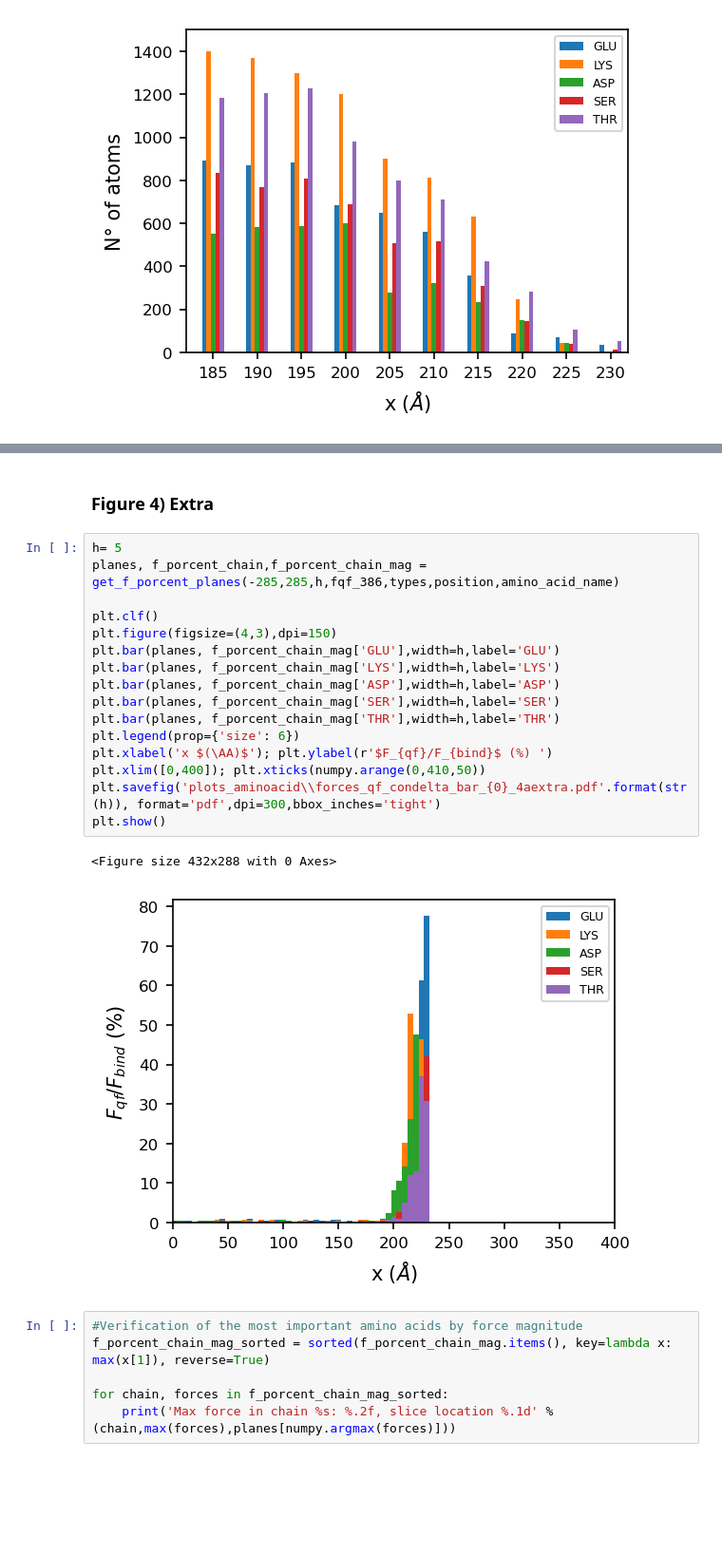
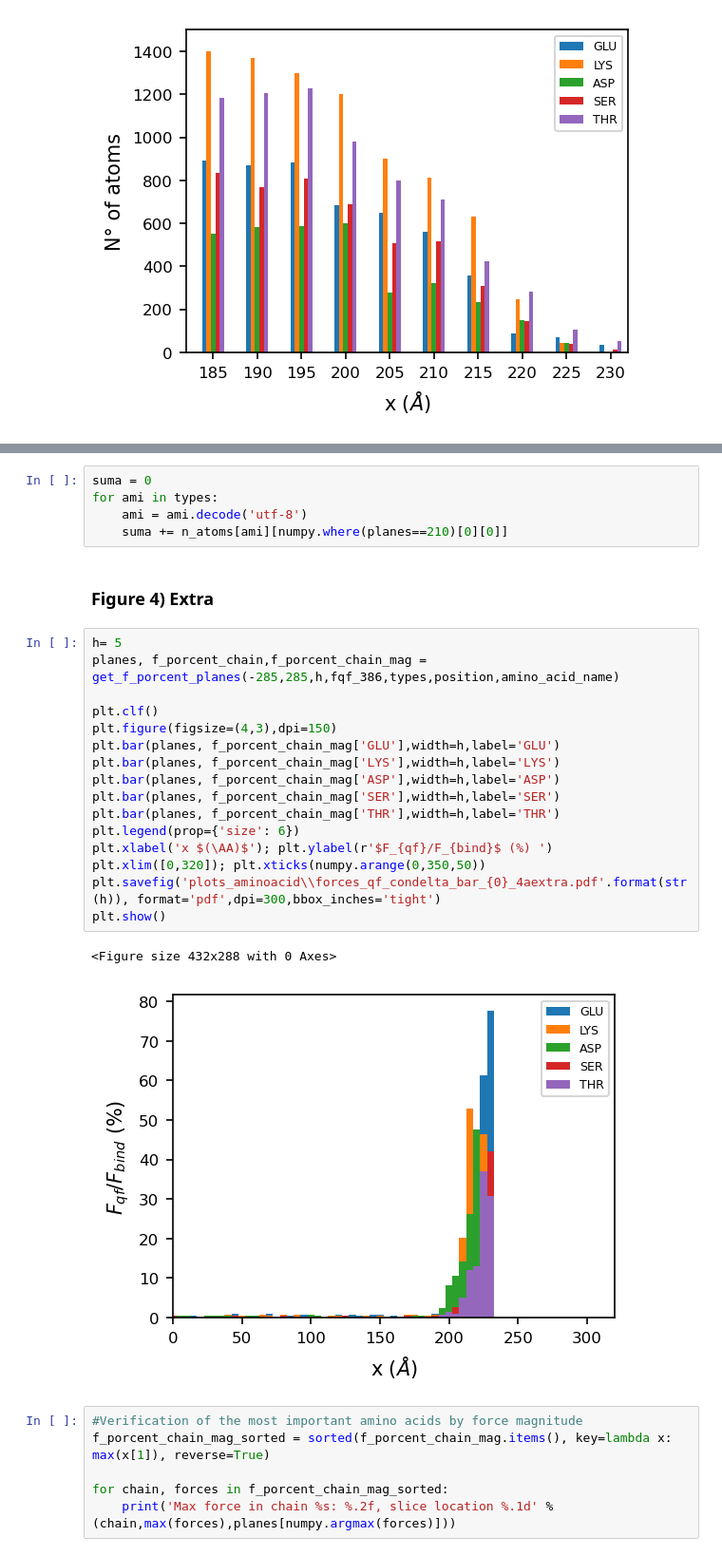
Before and after one commit to iaddison-smith/plots_afmtip, a Jupyter notebook: Forcesqf_afmtip.ipynb, the cells around one changed output, grey strips where cells are left out. Shown: that part at 95% size. Drawn from its saved outputs; the diff is of its cells as text; blank space fills up the shorter version.

```diff
--- a/Forcesqf_afmtip.ipynb
+++ b/Forcesqf_afmtip.ipynb
@@ -359,24 +376,29 @@ plt.show()
+# %%
+suma = 0
+for ami in types:
+    ami = ami.decode('utf-8')
+    suma += n_atoms[ami][numpy.where(planes==210)[0][0]]
 # %% [markdown]
 ### Figure 4) Extra
 # %%
 h= 5
 planes, f_porcent_chain,f_porcent_chain_mag = get_f_porcent_planes(-285,285,h,fqf_386,types,position,amino_acid_name)
 
 plt.clf()
 plt.figure(figsize=(4,3),dpi=150)
 plt.bar(planes, f_porcent_chain_mag['GLU'],width=h,label='GLU')
 plt.bar(planes, f_porcent_chain_mag['LYS'],width=h,label='LYS')
 plt.bar(planes, f_porcent_chain_mag['ASP'],width=h,label='ASP')
 plt.bar(planes, f_porcent_chain_mag['SER'],width=h,label='SER')
 plt.bar(planes, f_porcent_chain_mag['THR'],width=h,label='THR')
 plt.legend(prop={'size': 6})
 plt.xlabel('x $(\AA)$'); plt.ylabel(r'$F_{qf}/F_{bind}$ (%) ')
-plt.xlim([0,400]); plt.xticks(numpy.arange(0,410,50))
+plt.xlim([0,320]); plt.xticks(numpy.arange(0,350,50))
 plt.savefig('plots_aminoacid\\forces_qf_condelta_bar_{0}_4aextra.pdf'.format(str(h)), format='pdf',dpi=300,bbox_inches='tight')
 plt.show()
 # %% [output]
 <Figure size 432x288 with 0 Axes>
-[figure, old version]
+[figure, new version]
 # %%
 #Verification of the most important amino acids by force magnitude
 f_porcent_chain_mag_sorted = sorted(f_porcent_chain_mag.items(), key=lambda x: max(x[1]), reverse=True)
```
Also changed, not shown: parts of 6 cells of this notebook, 3 other files.
